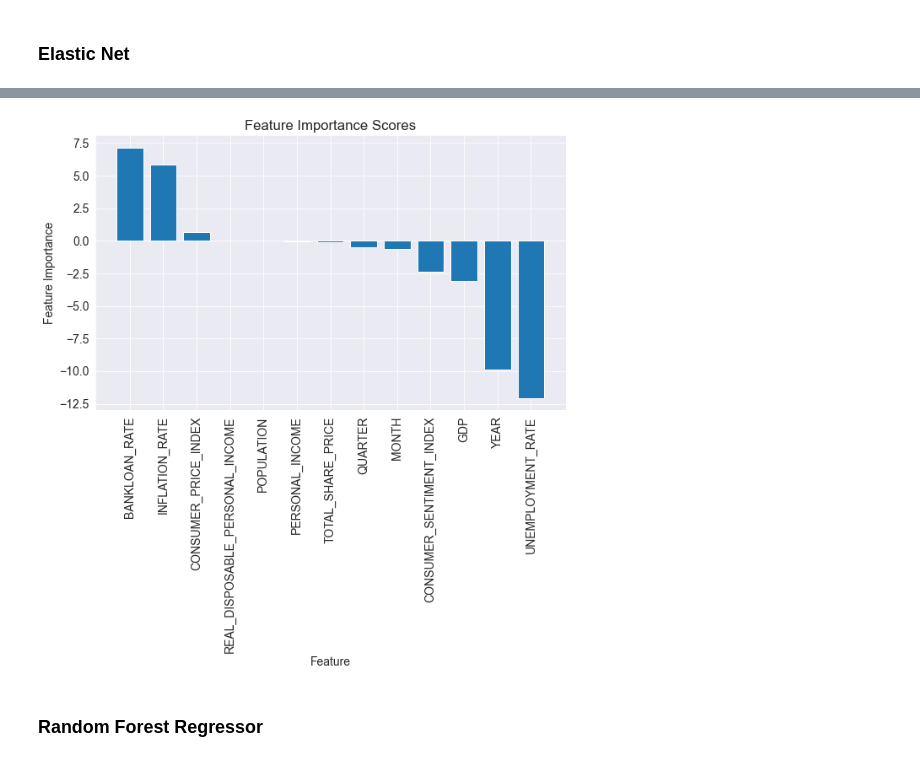
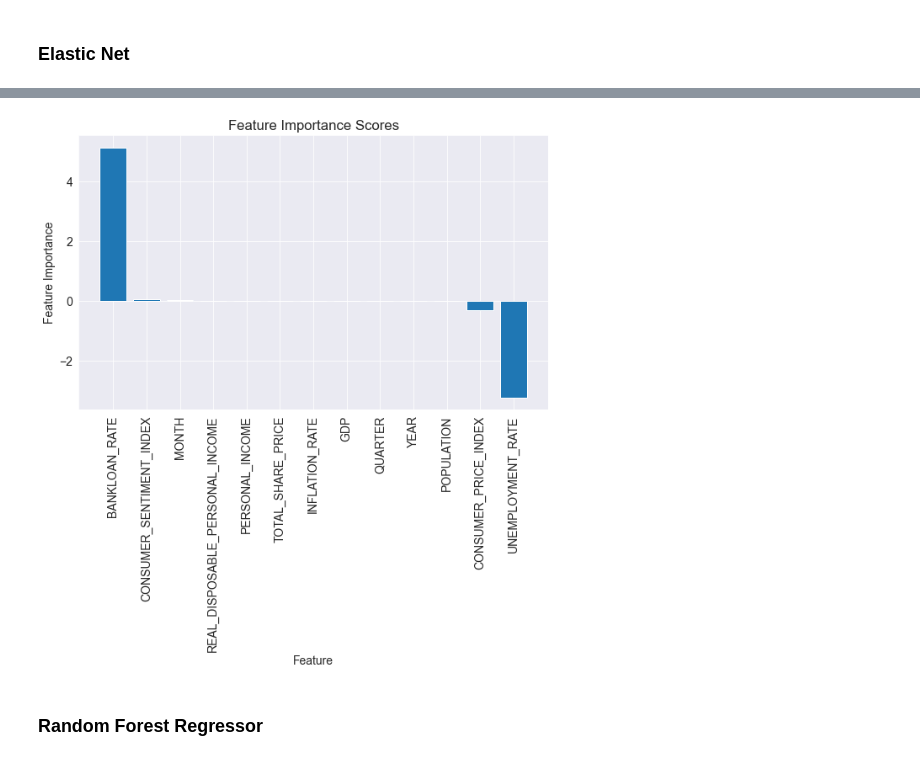
Before and after one commit to rbhattar07/HPI, a Jupyter notebook: main.ipynb, the cells around one changed output, grey strips where cells are left out. Cells and saved outputs as stored; diff of their text form; code cells hidden in the pictures.

```diff
--- a/main.ipynb
+++ b/main.ipynb
@@ -509,21 +502,21 @@ evaluate(en)
 # %%
 # Feature Importance
 
-feature_importance = lr.coef_
+feature_importance = en.coef_
 
 sorted_idx = np.argsort(feature_importance)[::-1]
 
 feature_names = train_inputs.columns
 
 plt.figure(figsize=(10, 6))
 plt.bar(range(len(feature_importance)), feature_importance[sorted_idx], align='center')
 plt.xticks(range(len(feature_importance)), feature_names[sorted_idx], rotation=90)
 plt.xlabel('Feature')
 plt.ylabel('Feature Importance')
 plt.title('Feature Importance Scores')
 plt.show()
 # %% [output]
-[figure, old version]
+[figure, new version]
 # %% [markdown]
 ### Random Forest Regressor
 # %%
```
Also changed, not shown: parts of 15 cells of this notebook.
